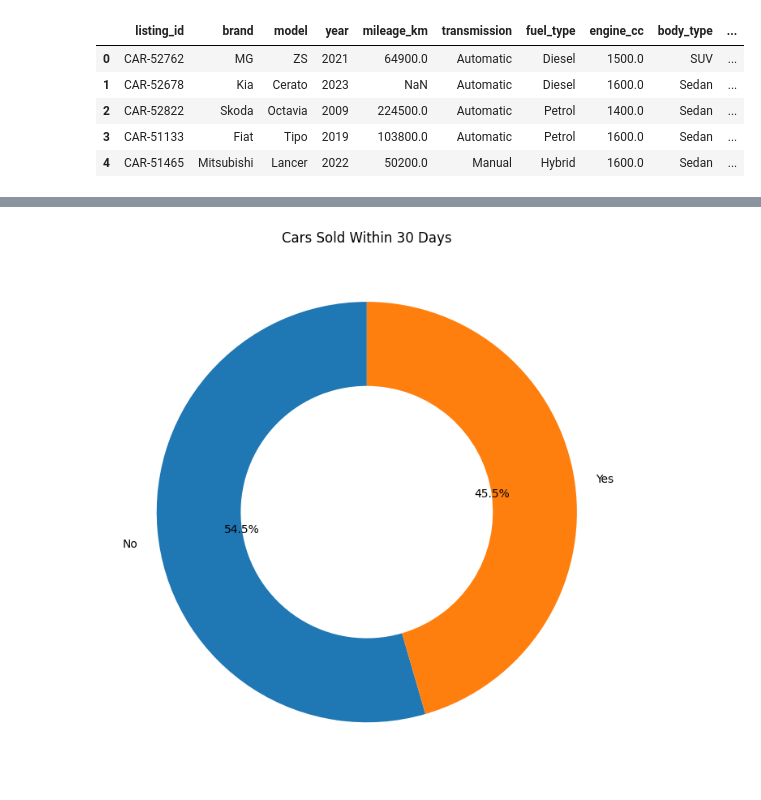
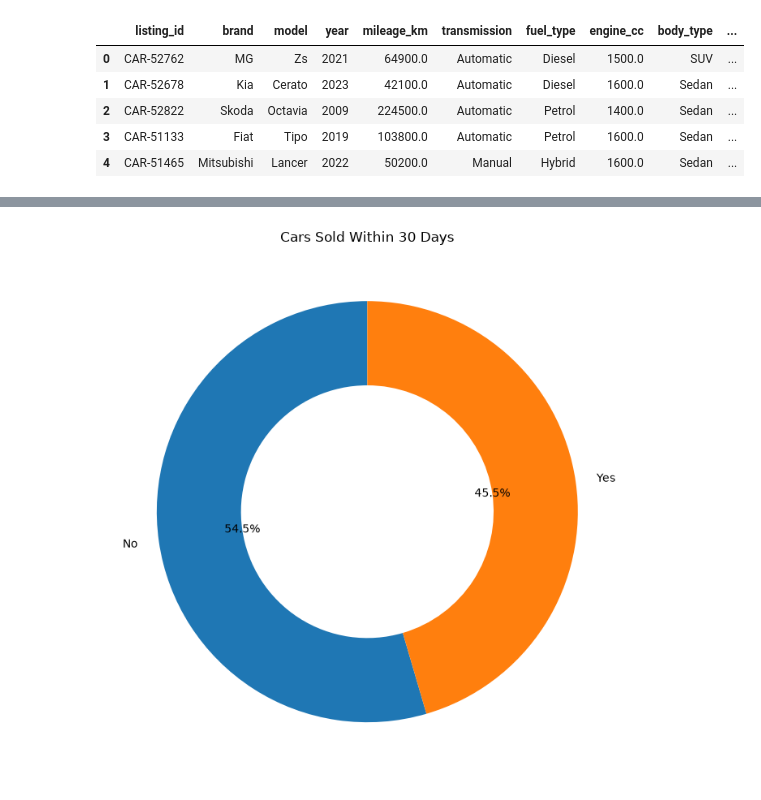
Before and after one commit to SaraElbably-2024/used_car_market_EDA, a Jupyter notebook: charts.ipynb, the cells around one changed output, grey strips where cells are left out. Cells and saved outputs as stored; diff of their text form; code cells hidden in the pictures.

```diff
--- a/charts.ipynb
+++ b/charts.ipynb
@@ -6,14 +6,14 @@ import seaborn as sns
 # %%
 
 import pandas as pd
 
-df = pd.read_csv("used_cars_dataset.csv")
+df = pd.read_csv("cleaned_used_cars_dataset.csv")
 
 df.head()
 # %% [output]
 |  | listing_id | brand | model | year | mileage_km | transmission | fuel_type | engine_cc | body_type | ... |
-| 0 | CAR-52762 | MG | ZS | 2021 | 64900.0 | Automatic | Diesel | 1500.0 | SUV | ... |
-| 1 | CAR-52678 | Kia | Cerato | 2023 | NaN | Automatic | Diesel | 1600.0 | Sedan | ... |
+| 0 | CAR-52762 | MG | Zs | 2021 | 64900.0 | Automatic | Diesel | 1500.0 | SUV | ... |
+| 1 | CAR-52678 | Kia | Cerato | 2023 | 42100.0 | Automatic | Diesel | 1600.0 | Sedan | ... |
 | 2 | CAR-52822 | Skoda | Octavia | 2009 | 224500.0 | Automatic | Petrol | 1400.0 | Sedan | ... |
 | 3 | CAR-51133 | Fiat | Tipo | 2019 | 103800.0 | Automatic | Petrol | 1600.0 | Sedan | ... |
 | 4 | CAR-51465 | Mitsubishi | Lancer | 2022 | 50200.0 | Manual | Hybrid | 1600.0 | Sedan | ... |
```
Also changed, not shown: parts of 4 cells of this notebook, 1 other file.
